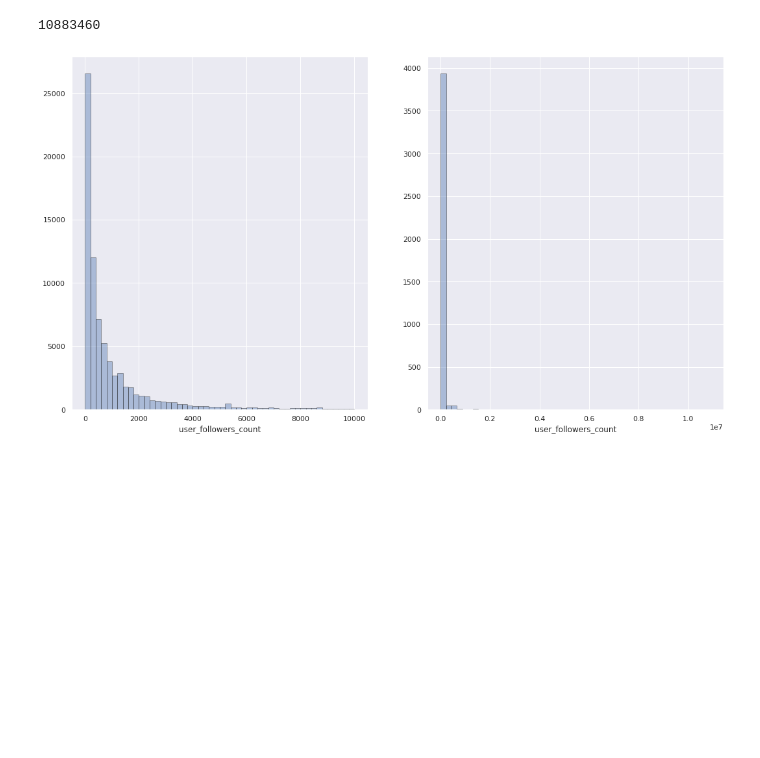
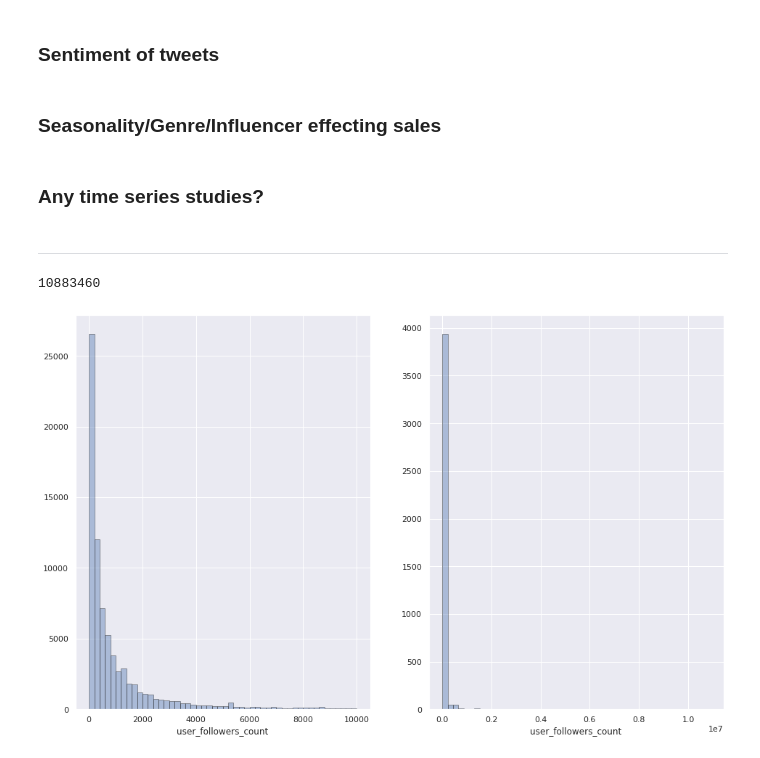
Before and after one commit to tharangni/syn-the-sis-io, a Jupyter notebook: job.ipynb, the cells around one changed output. Saved outputs shown, nothing was run; the diff lists cells and outputs as text; code cells hidden in the pictures; blank space fills up the shorter version.

```diff
--- a/job.ipynb
+++ b/job.ipynb
@@ -18,8 +23,8 @@ df_sbuzz['title'] = df_sbuzz['title'].str.lower()
 
 df_title['Title'] = df_title['Title'].str.lower()
 
-df_sbuzz['post_date'] = pd.to_datetime([datetime.strptime(x[0], '%Y-%m-%d').date() for x in list(df_sbuzz['post_date_time'].str.split('T'))])
-df_sbuzz['post_time'] = [datetime.strptime(x[1].split('.')[0], '%H:%M:%S').time() for x in list(df_sbuzz['post_date_time'].str.split('T'))]
+df_sbuzz['post_date'] = pd.to_datetime([datetime.datetime.strptime(x[0], '%Y-%m-%d').date() for x in list(df_sbuzz['post_date_time'].str.split('T'))])
+df_sbuzz['post_time'] = [datetime.datetime.strptime(x[1].split('.')[0], '%H:%M:%S').time() for x in list(df_sbuzz['post_date_time'].str.split('T'))]
 # %%
 movie_dict = {}
 c = 0
@@ -50,11 +57,11 @@ for i in df_title.index:
             day = m1.join(re.findall("[0-9]", d1))
 
             s = '{} {} {}'.format(month, day, df_title.at[i, 'Year'])
-            dt_list.append(datetime.strptime(s, '%b %d %Y').date())
+            dt_list.append(datetime.datetime.strptime(s, '%b %d %Y').date())
 
         else:
             s = '{} {} {}'.format(month, d1, df_title.at[i, 'Year'])
-            dt_list.append(datetime.strptime(s, '%b %d %Y').date())
+            dt_list.append(datetime.datetime.strptime(s, '%b %d %Y').date())
 
     df_title.at[i, 'begin_date'] = dt_list[0]
     df_title.at[i, 'end_date'] = dt_list[1]
@@ -111,0 +114,3 @@ df_sbuzz.sample(5)
+# %%
+plt.rcParams['figure.figsize'] = [16, 10]
+sns.set(color_codes=True)
@@ -112,3 +249,11 @@ df_sbuzz.sample(5)
+# %% [markdown]
+### Sentiment of tweets
+# %% [markdown]
+### Seasonality/Genre/Influencer effecting sales
+# %% [markdown]
+### Any time series studies?
+# %% [markdown]
+------------------------------------------------------------------
 # %%
 followers_freq = df_sbuzz['user_followers_count'].value_counts(sort=True, ascending=True).to_dict()
 # %%
@@ -116,14 +261,11 @@ max(followers_freq)
 # %% [output]
 10883460
 # %%
-plt.rcParams['figure.figsize'] = [18, 10]
-sns.set(color_codes=True)
-
 plt.subplot(1, 2, 1)
 sns.distplot(df_sbuzz['user_followers_count'][df_sbuzz['is_influencer']==False], kde=False, hist_kws=dict(edgecolor="k"));
 plt.subplot(1, 2, 2)
 sns.distplot(df_sbuzz['user_followers_count'][df_sbuzz['is_influencer']==True], kde=False, hist_kws=dict(edgecolor="k"));
 
 # there are some outliers with influencer followers count
 # %% [output]
-[figure, old version]
+[figure, new version]
```
Also changed, not shown: parts of 37 cells of this notebook.
